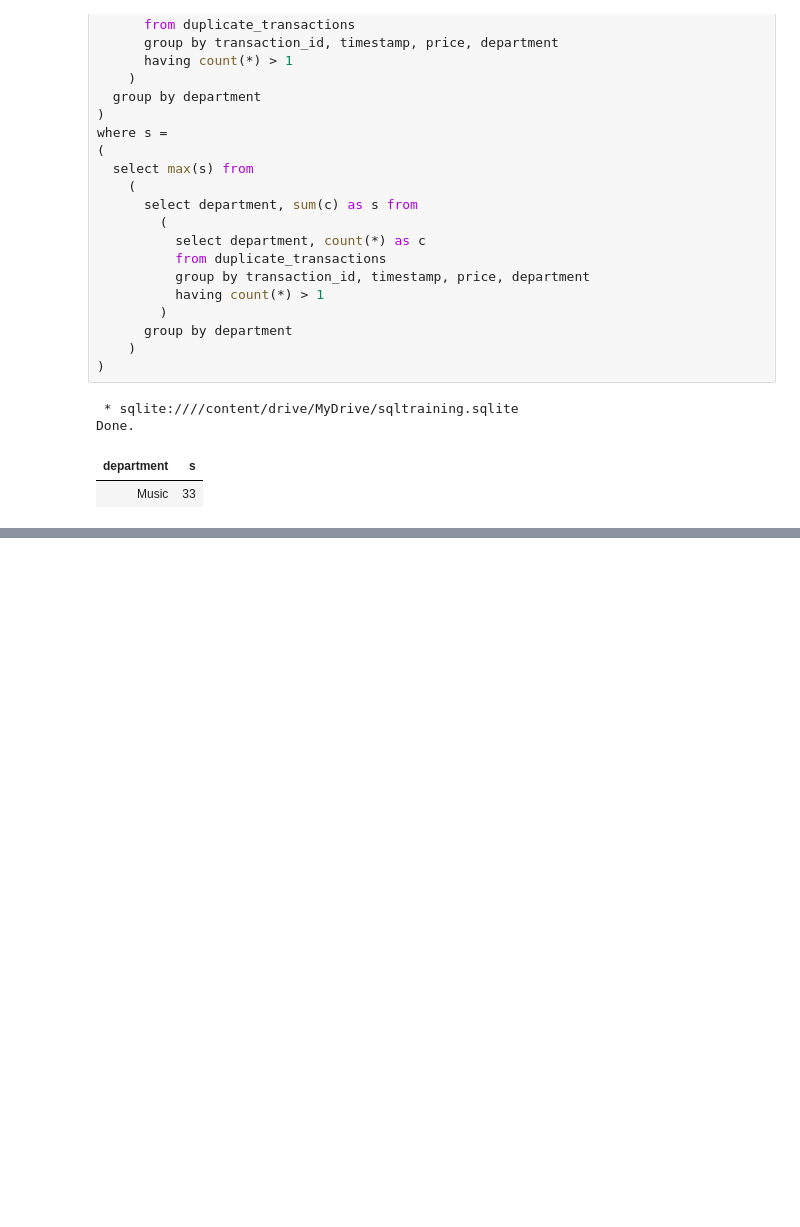
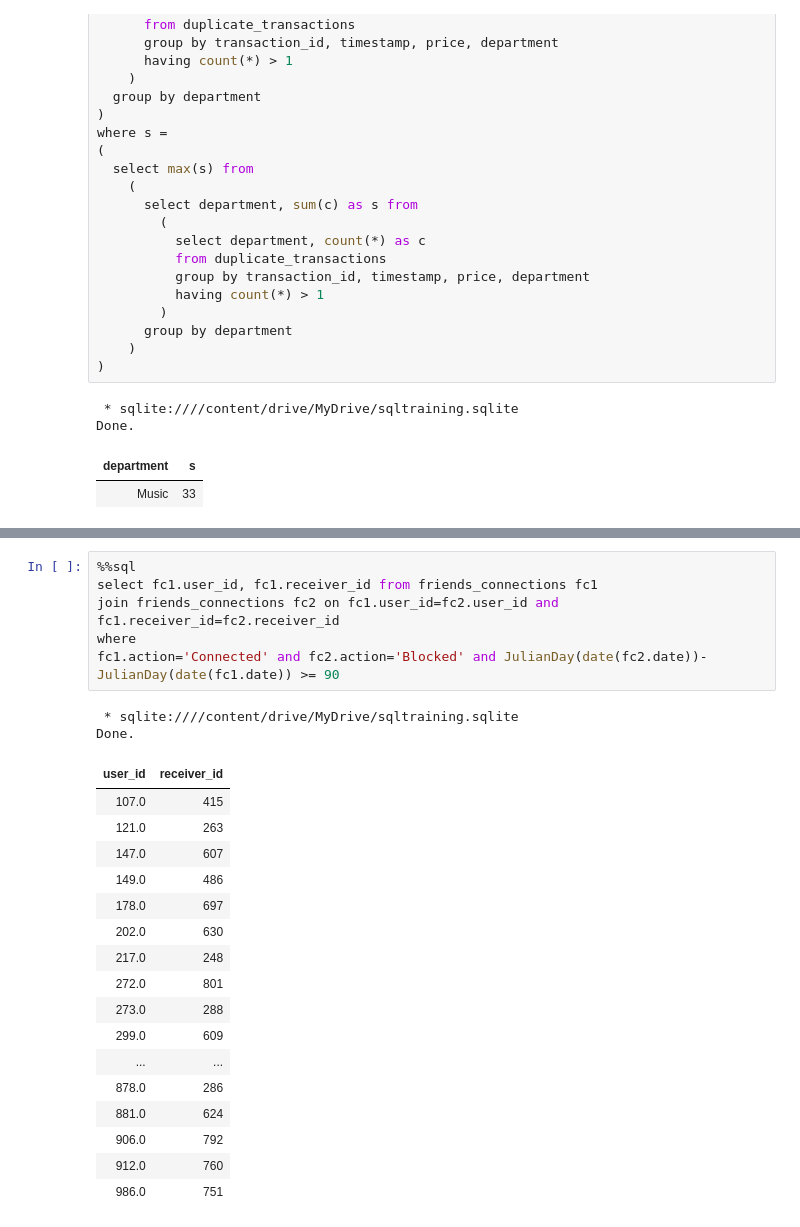
Before and after one commit to aakhterov/Python_practice, a Jupyter notebook: SQL_training.ipynb, the cells around one changed output, grey strips where cells are left out. Saved outputs shown, nothing was run; the diff lists cells and outputs as text; blank space fills up the shorter version.

```diff
--- a/SQL_training.ipynb
+++ b/SQL_training.ipynb
@@ -171,0 +249,26 @@ Done.
+# %%
+%%sql
+select fc1.user_id, fc1.receiver_id from friends_connections fc1
+join friends_connections fc2 on fc1.user_id=fc2.user_id and fc1.receiver_id=fc2.receiver_id
+where
+fc1.action='Connected' and fc2.action='Blocked' and JulianDay(date(fc2.date))-JulianDay(date(fc1.date)) >= 90
+# %% [output]
+ * sqlite:////content/drive/MyDrive/sqltraining.sqlite
+Done.
+| user_id | receiver_id |
+| 107.0 | 415 |
+| 121.0 | 263 |
+| 147.0 | 607 |
+| 149.0 | 486 |
+| 178.0 | 697 |
+| 202.0 | 630 |
+| 217.0 | 248 |
+| 272.0 | 801 |
+| 273.0 | 288 |
+| 299.0 | 609 |
+| ... | ... |
+| 878.0 | 286 |
+| 881.0 | 624 |
+| 906.0 | 792 |
+| 912.0 | 760 |
+| 986.0 | 751 |
```
Also changed, not shown: parts of 21 cells of this notebook.
